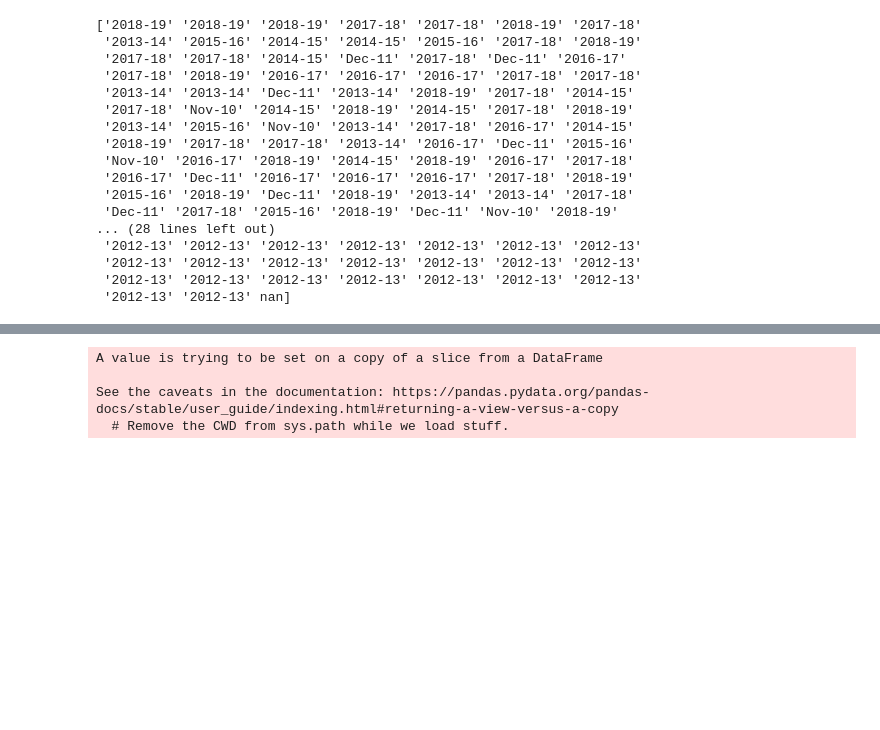
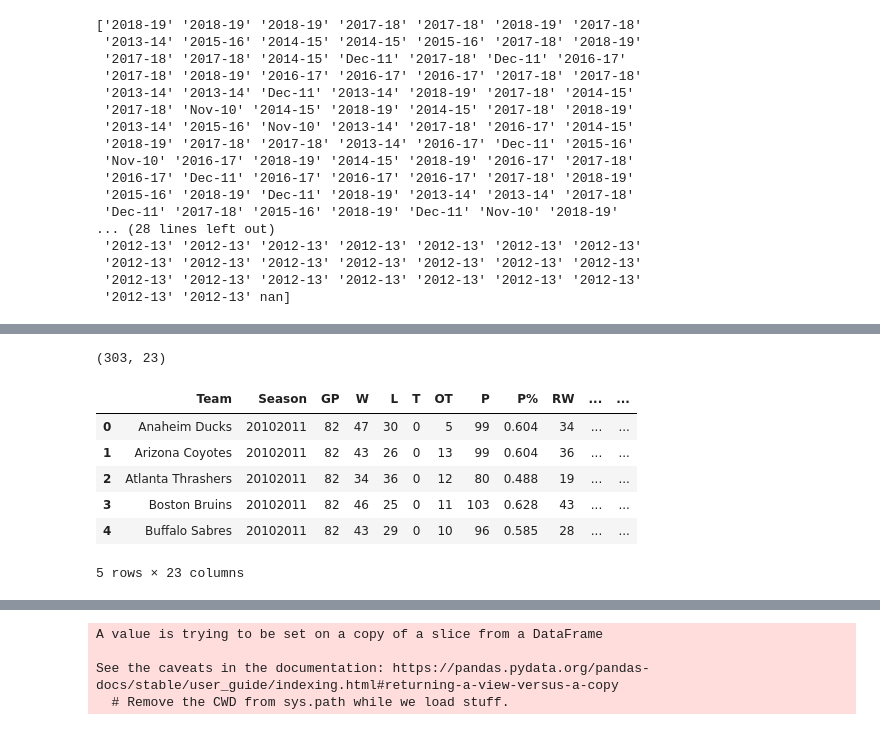
Before and after one commit to Carsi6/Sports_Prediction, a Jupyter notebook: adam_copy.ipynb, the cells around one changed output, grey strips where cells are left out. Cells and saved outputs as stored; diff of their text form; code cells hidden in the pictures; blank space fills up the shorter version.

```diff
--- a/adam_copy.ipynb
+++ b/adam_copy.ipynb
@@ -257,38 +50,0 @@ See the caveats in the documentation: https://pandas.pydata.org/pandas-docs/stab
-# %%
-nhl_data["CF"] = 0.
-nhl_data["CA"] = 0.
-nhl_data["CF%"] = 0.
-nhl_data["FF"] = 0.
-nhl_data["FA"] = 0.
-nhl_data["FF%"] = 0.
-nhl_data["oiSH%"] = 0.
-nhl_data["oiSV%"] = 0.
-nhl_data["PDO"] = 0.
-nhl_data["oZS%"] = 0.
-nhl_data["dZS%"] = 0.
-nhl_data["FOW"] = 0.
-nhl_data["FOL"] = 0.
-nhl_data["FO%"] = 0.
-nhl_data["HIT"] = 0.
-nhl_data["BLK"] = 0.
-# %%
-# inserting advanced statistics into original dataframe
-for i in range(0,len(nhl_data["Team"])):
-    for j in range (0,len(advanced["Tm"])):
-        if nhl_data["Season"][i] == advanced["Season"][j] and nhl_data["Team"][i] == advanced["Tm"][j]:
-            nhl_data["CF"][i] = advanced["CF"][j]
-            nhl_data["CA"][i] = advanced["CA"][j]
-            nhl_data["CF%"][i] = advanced["CF%"][j]
-            nhl_data["FF"][i] = advanced["FF"][j]
-            nhl_data["FA"][i] = advanced["FA"][j]
-            nhl_data["FF%"][i] = advanced["FF%"][j]
-            nhl_data["oiSH%"][i] = advanced["oiSH%"][j]
-            nhl_data["oiSV%"][i] = advanced["oiSV%"][j]
-            nhl_data["PDO"][i] = advanced["PDO"][j]
-            nhl_data["oZS%"][i] = advanced["oZS%"][j]
-            nhl_data["dZS%"][i] = advanced["dZS%"][j]
-            nhl_data["FOW"][i] = advanced["FOW"][j]
-            nhl_data["FOL"][i] = advanced["FOL"][j]
-            nhl_data["FO%"][i] = advanced["FO%"][j]
-            nhl_data["HIT"][i] = advanced["HIT"][j]
-            nhl_data["BLK"][i] = advanced["BLK"][j]
@@ -312,0 +111,14 @@ See the caveats in the documentation: https://pandas.pydata.org/pandas-docs/stab
+# %%
+# Sorting the nhl_data frame first by season and then by team
+nhl_data.sort_values(by=["Season", "Team"], axis=0, ascending=True, inplace=True, ignore_index=True)
+print(nhl_data.shape)
+nhl_data.head()
+# %% [output]
+(303, 23)
+|  | Team | Season | GP | W | L | T | OT | P | P% | RW | ... | ... |
+| 0 | Anaheim Ducks | 20102011 | 82 | 47 | 30 | 0 | 5 | 99 | 0.604 | 34 | ... | ... |
+| 1 | Arizona Coyotes | 20102011 | 82 | 43 | 26 | 0 | 13 | 99 | 0.604 | 36 | ... | ... |
+| 2 | Atlanta Thrashers | 20102011 | 82 | 34 | 36 | 0 | 12 | 80 | 0.488 | 19 | ... | ... |
+| 3 | Boston Bruins | 20102011 | 82 | 46 | 25 | 0 | 11 | 103 | 0.628 | 43 | ... | ... |
+| 4 | Buffalo Sabres | 20102011 | 82 | 43 | 29 | 0 | 10 | 96 | 0.585 | 28 | ... | ... |
+5 rows × 23 columns
```
Also changed, not shown: parts of 20 cells of this notebook.
